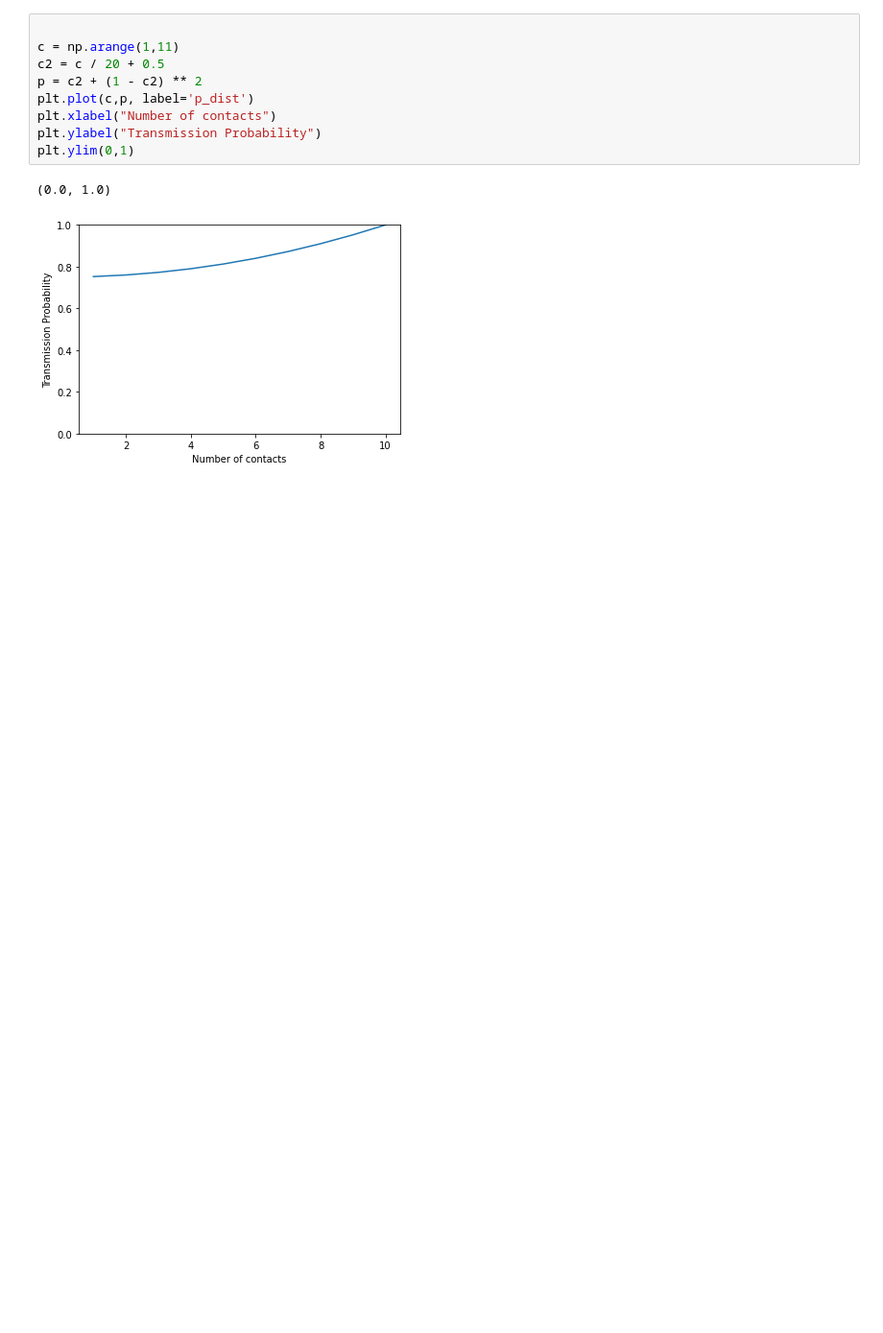
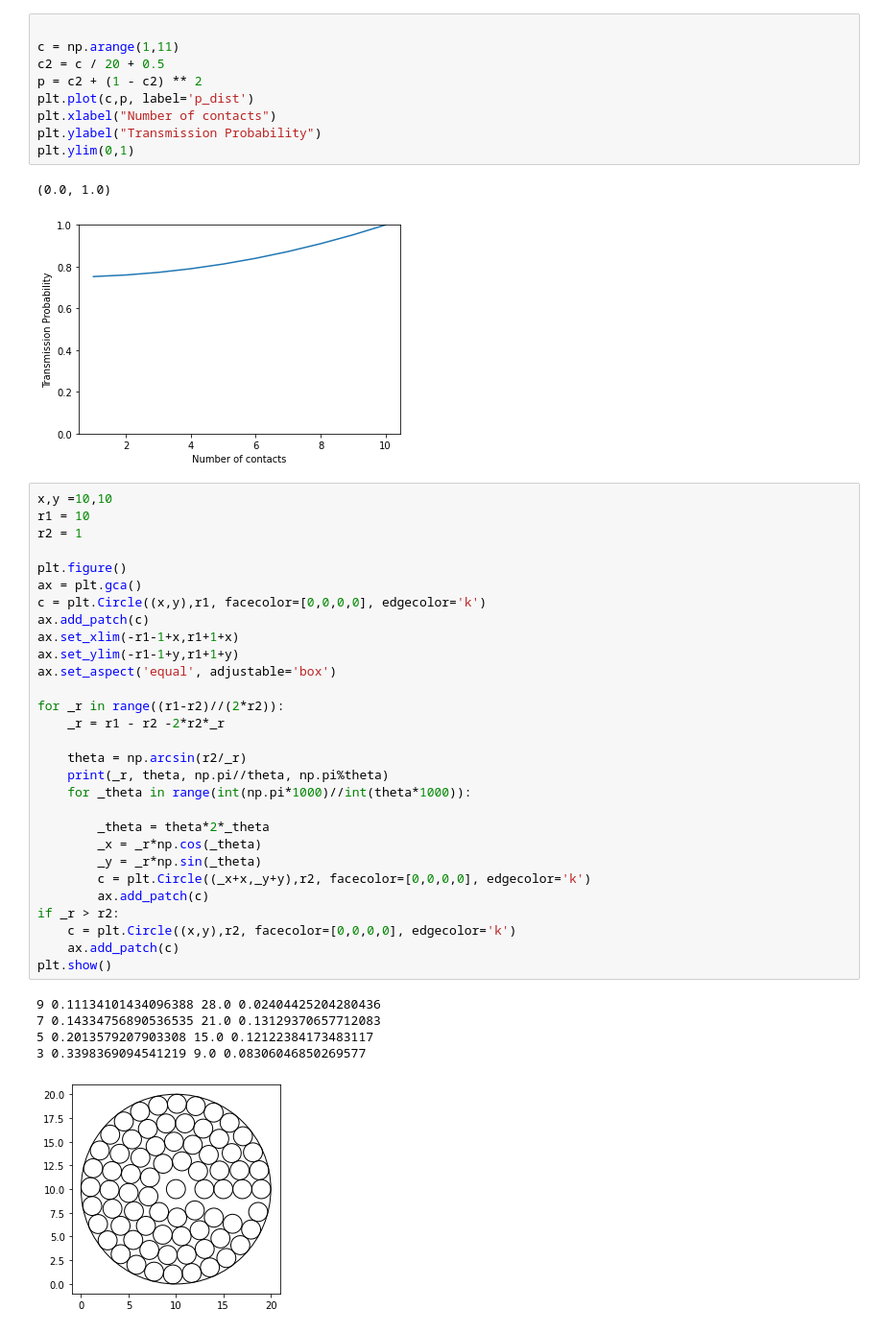
Before and after one commit to pdncovid/cov-emulator, a Jupyter notebook: experiments.ipynb, the cells around one changed output. Shown: that part at 96% size. Cells and saved outputs as stored; diff of their text form; blank space fills up the shorter version.

```diff
--- a/experiments.ipynb
+++ b/experiments.ipynb
@@ -34,3 +34,38 @@ plt.ylim(0,1)
 # %% [output]
 (0.0, 1.0)
 [figure]
+# %%
+x,y =10,10
+r1 = 10
+r2 = 1
+
+plt.figure()
+ax = plt.gca()
+c = plt.Circle((x,y),r1, facecolor=[0,0,0,0], edgecolor='k')
+ax.add_patch(c)
+ax.set_xlim(-r1-1+x,r1+1+x)
+ax.set_ylim(-r1-1+y,r1+1+y)
+ax.set_aspect('equal', adjustable='box')
+
+for _r in range((r1-r2)//(2*r2)):
+    _r = r1 - r2 -2*r2*_r
+
+    theta = np.arcsin(r2/_r)
+    print(_r, theta, np.pi//theta, np.pi%theta)
+    for _theta in range(int(np.pi*1000)//int(theta*1000)):
+
+        _theta = theta*2*_theta
+        _x = _r*np.cos(_theta)
+        _y = _r*np.sin(_theta)
+        c = plt.Circle((_x+x,_y+y),r2, facecolor=[0,0,0,0], edgecolor='k')
+        ax.add_patch(c)
+if _r > r2:
+    c = plt.Circle((x,y),r2, facecolor=[0,0,0,0], edgecolor='k')
+    ax.add_patch(c)
+plt.show()
+# %% [output]
+9 0.11134101434096388 28.0 0.02404425204280436
+7 0.14334756890536535 21.0 0.13129370657712083
+5 0.2013579207903308 15.0 0.12122384173483117
+3 0.3398369094541219 9.0 0.08306046850269577
+[figure, added]
```
Also changed, not shown: parts of 2 cells of this notebook, 29 other files.
